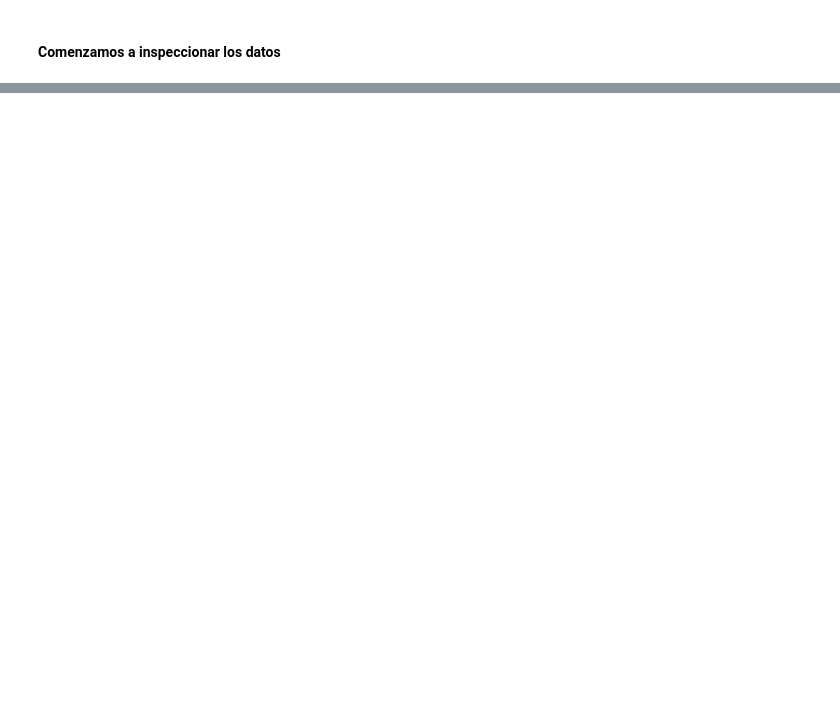
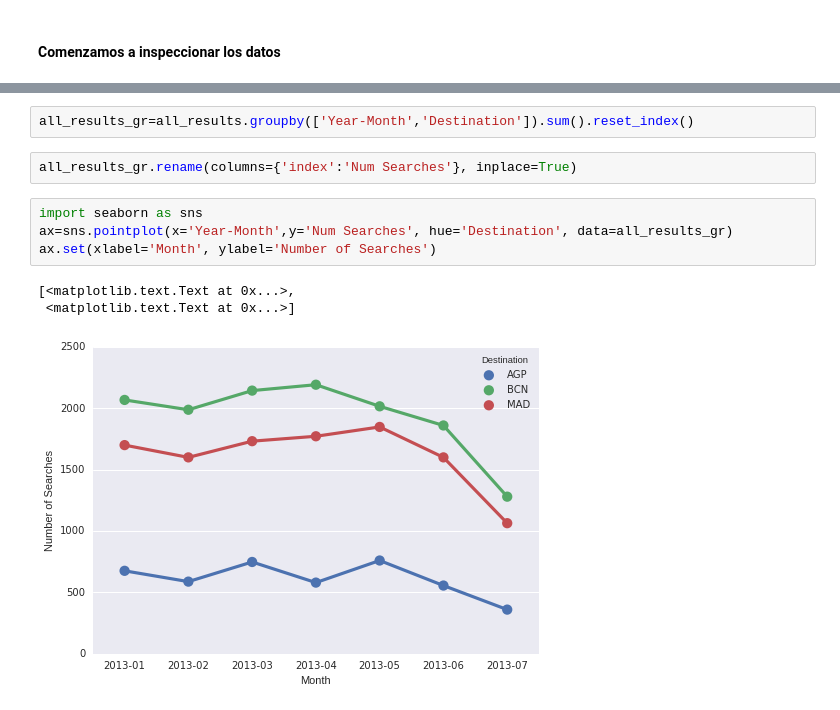
Before and after one commit to prealfer/M-ster---Data-Science, a Jupyter notebook: solucion_challenge_Pablo_Real.ipynb, the cells around one changed output, grey strips where cells are left out. Saved outputs shown, nothing was run; the diff lists cells and outputs as text; blank space fills up the shorter version.

```diff
--- a/solucion_challenge_Pablo_Real.ipynb
+++ b/solucion_challenge_Pablo_Real.ipynb
@@ -63,0 +854,12 @@ searches.head()
+# %%
+all_results_gr=all_results.groupby(['Year-Month','Destination']).sum().reset_index()
+# %%
+all_results_gr.rename(columns={'index':'Num Searches'}, inplace=True)
+# %%
+import seaborn as sns
+ax=sns.pointplot(x='Year-Month',y='Num Searches', hue='Destination', data=all_results_gr)
+ax.set(xlabel='Month', ylabel='Number of Searches')
+# %% [output]
+[<matplotlib.text.Text at 0x...>,
+ <matplotlib.text.Text at 0x...>]
+[figure, added]
```
Also changed, not shown: parts of 199 cells of this notebook, 1 other file.
